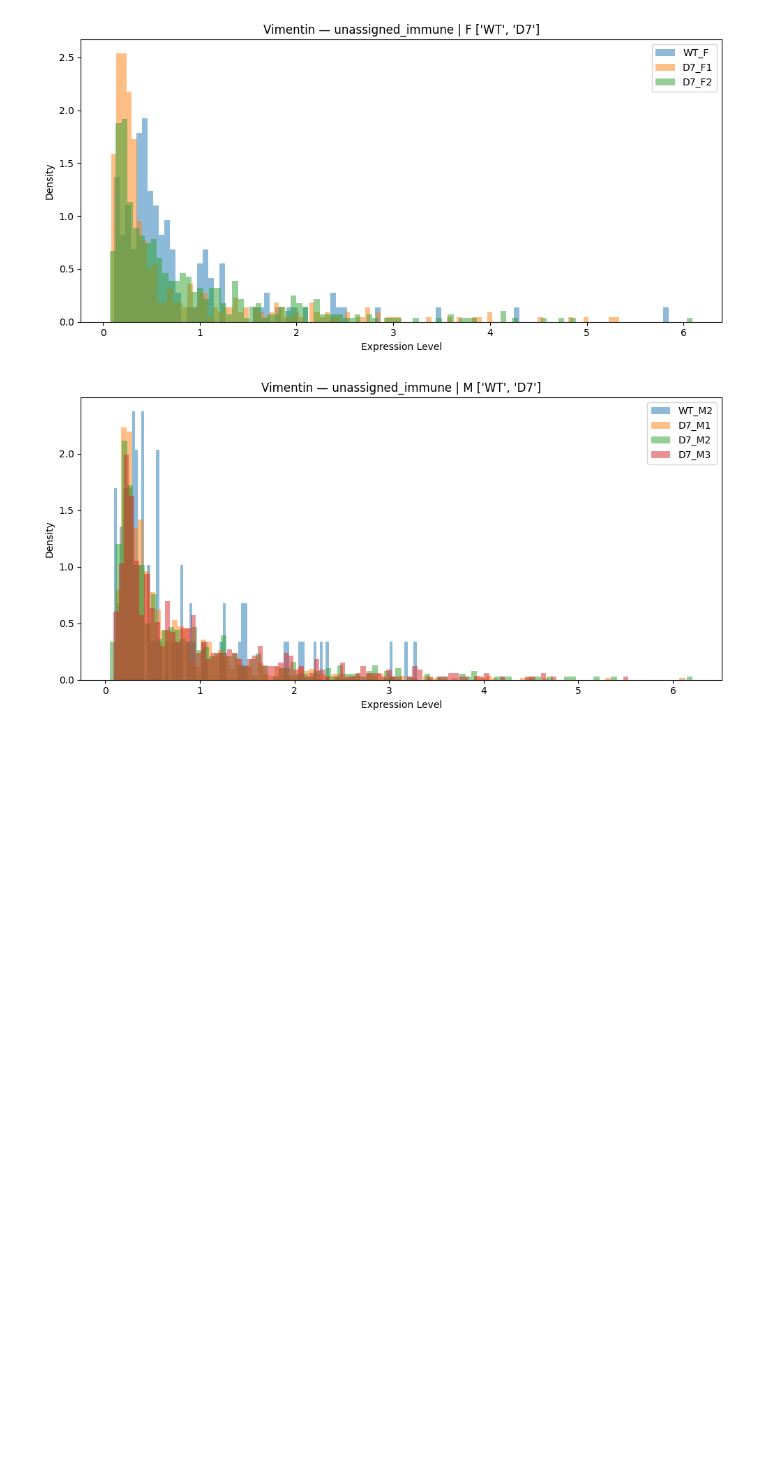
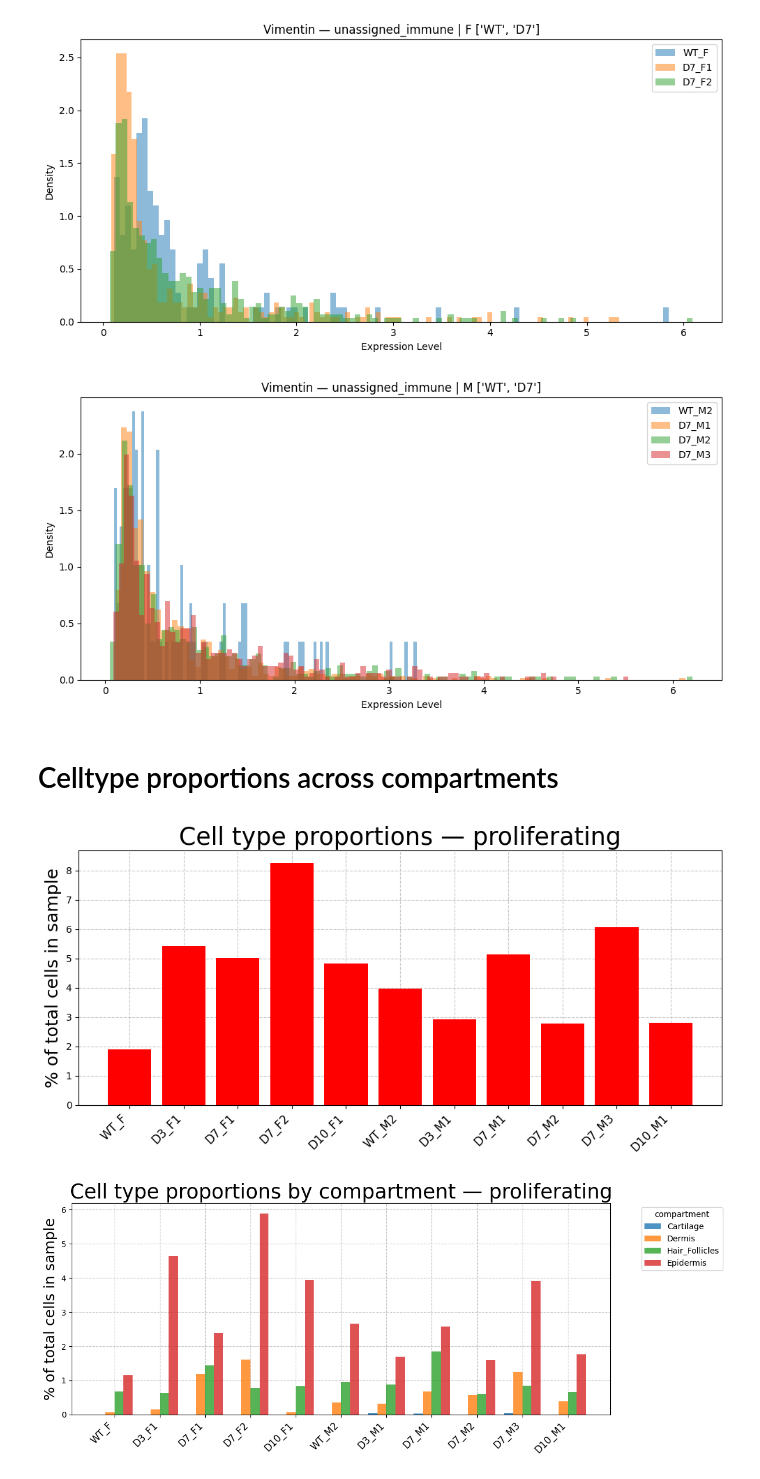
Before and after one commit to DominicBuxton/iMSC_Xenium_Phenocycler_Analysis, a Jupyter notebook: SpatialData_Analysis/phenocycler_analysis.ipynb, the cells around one changed output. Drawn from its saved outputs; the diff is of its cells as text; code cells hidden in the pictures; blank space fills up the shorter version.

```diff
--- a/SpatialData_Analysis/phenocycler_analysis.ipynb
+++ b/SpatialData_Analysis/phenocycler_analysis.ipynb
@@ -1312,3 +1312,5 @@ marker_hist_per_celltype(adata, 'Vimentin', 'unassigned_immune', sex='F', timepo
 marker_hist_per_celltype(adata, 'Vimentin', 'unassigned_immune', sex='M', timepoints=['WT', 'D7'])
 # %% [output]
 [figure]
+# %% [markdown]
+# Celltype proportions across compartments
@@ -1314,0 +1384,10 @@ marker_hist_per_celltype(adata, 'Vimentin', 'unassigned_immune', sex='M', timepo
+# %%
+#cell for running above plotting functions
+celltype = 'proliferating'
+
+
+celltype_proportion_bar(adata, celltype)
+celltype_proportion_bar_compartment(adata, celltype)
+# %% [output]
+[figure, added]
+[figure, added]
```
Also changed, not shown: parts of 1 cell of this notebook, 6 other files.
